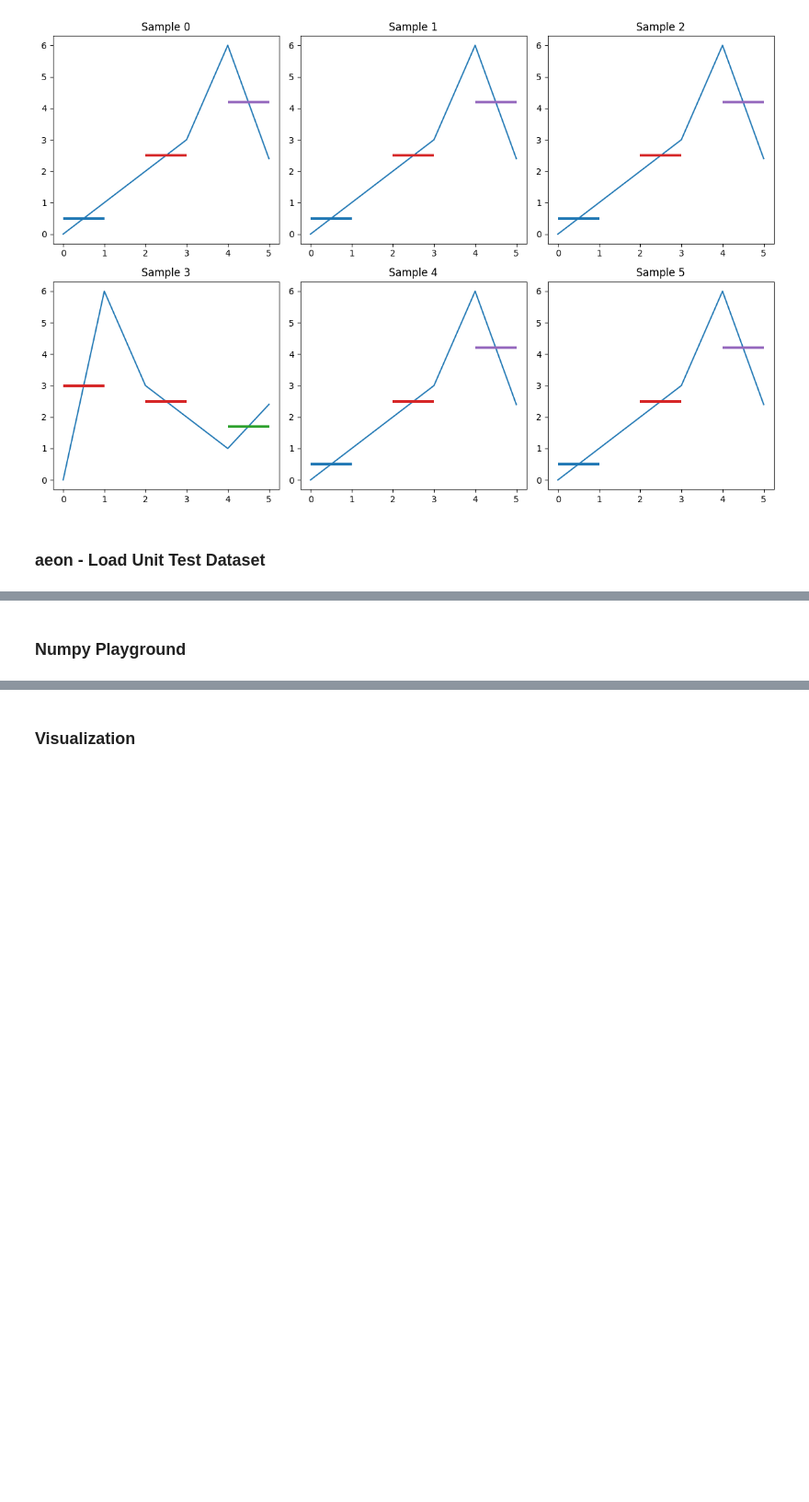
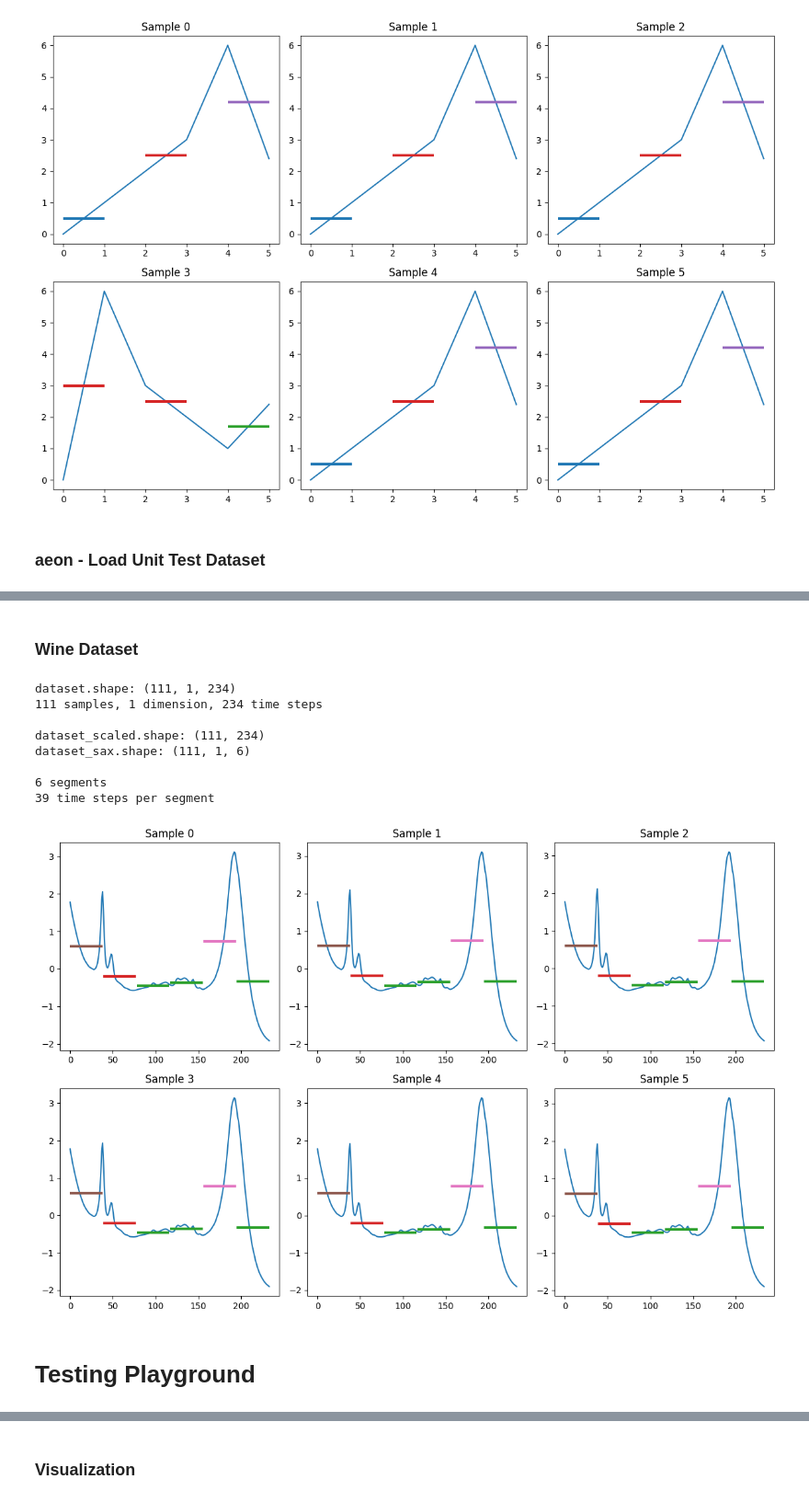
Before and after one commit to bwinner1/NeSyTimeseries, a Jupyter notebook: SAX.ipynb, the cells around one changed output, grey strips where cells are left out. Shown: that part at 92% size. Saved outputs shown, nothing was run; the diff lists cells and outputs as text; code cells hidden in the pictures; blank space fills up the shorter version.

Commit message:
added wine dataset

```diff
--- a/SAX.ipynb
+++ b/SAX.ipynb
@@ -59,10 +17,9 @@ plt.show()
 # %% [markdown]
 ### Helper Methods
 # %%
-def returnAmount(number, name):
+def getEntity(number, name):
     correctName = name + "s" if number > 1 else name
     return f"{number} {correctName}"
-    #return f"{number} {number == 1 ? name : name + "s"}"
 
 # Print general information of dataset
 def printGeneralInfo(sax, dataset, dataset_scaled, dataset_sax, increment, time_steps, n_segments):
@@ -71,18 +28,24 @@ def printGeneralInfo(sax, dataset, dataset_scaled, dataset_sax, increment, time_
     #print(sax.get_fitted_params())
 
     print(f"dataset.shape: {dataset.shape}")
-    print(f"{dataset.shape[0]} samples, {dataset.shape[1]} dimensions, {dataset.shape[2]} time steps\n")
+    samples = getEntity(dataset.shape[0], 'sample')
+    dimensions = getEntity(dataset.shape[1], 'dimension')
+    time_steps = getEntity(dataset.shape[2], 'time step')
+
+    print(f"{samples}, {dimensions}, {time_steps}\n")
 
     print(f"dataset_scaled.shape: {dataset_scaled.shape}")
     print(f"dataset_sax.shape: {dataset_sax.shape}")
 
-    print(f"\nn_segments: {n_segments}")
-    print(f"increment: {increment}")
+    segments = getEntity(n_segments, "segment")
+    increments = getEntity(increment, "time step")
+    print(f"\n{segments}")
+    print(f"{increments} per segment")
 
 
 # Prints a grid of samples from a given dataset
 # rows and columns have to be greater than 1
-def drawGrid(sax, dataset, dataset_sax, n_segments, rows=2, columns=3):
+def drawGrid(sax, dataset, dataset_scaled, dataset_sax, n_segments, rows=2, columns=3):
 
     # Define segments as pairs of (start, end) indices with constant values
     # segments = [(5, 20), (20, 30), (30, 50), (50, 70), (70, 80), (80, 95)]  # Segment boundaries
@@ -135,6 +98,7 @@ def drawGrid(sax, dataset, dataset_sax, n_segments, rows=2, columns=3):
     plt.show()
 
 
+# Prepare dataset and use SAX to
 def applySAX(dataset, n_segments=8, alphabet_size=4, rows=2, columns=3):
 
     # Initialize SAX
@@ -148,7 +112,7 @@ def applySAX(dataset, n_segments=8, alphabet_size=4, rows=2, columns=3):
         dataset = np.append(dataset[:,0,:], meansToFill, axis = 1)
         # append function automatically removes all 1s in array shape, add it manually:
         dataset = np.expand_dims(dataset, 1)
-        print(f"Added {fillers} mean(s)")
+        print(f"Added {getEntity(fillers, 'mean')}")
 
 
     # Create a StandardScaler object
@@ -163,4 +127,4 @@ def applySAX(dataset, n_segments=8, alphabet_size=4, rows=2, columns=3):
     dataset_sax = sax.fit_transform(dataset_scaled)
 
     # Draw the grid
-    drawGrid(sax, dataset, dataset_sax, n_segments, rows=rows, columns=columns)
+    drawGrid(sax, dataset, dataset_scaled, dataset_sax, n_segments, rows=rows, columns=columns)
@@ -207,6 +173,25 @@ increment: 4
 [figure]
+# %% [markdown]
+### Wine Dataset
+# %%
+from aeon.datasets import load_classification
+X, y, meta_data = load_classification("Wine", return_metadata=True)
+#print(" Shape of X = ", X.shape)
+#print(" Meta data = ", meta_data)
+
+applySAX(X, n_segments=6, alphabet_size=8)
+# %% [output]
+dataset.shape: (111, 1, 234)
+111 samples, 1 dimension, 234 time steps
+
+dataset_scaled.shape: (111, 234)
+dataset_sax.shape: (111, 1, 6)
+
+6 segments
+39 time steps per segment
+[figure, added]
 # %% [markdown]
-### Numpy Playground
+# Testing Playground
 # %%
 a = np.array([1,2,3,4,5])
 a = np.append(a, 2*[6])
```
Also changed, not shown: parts of 9 cells of this notebook.
